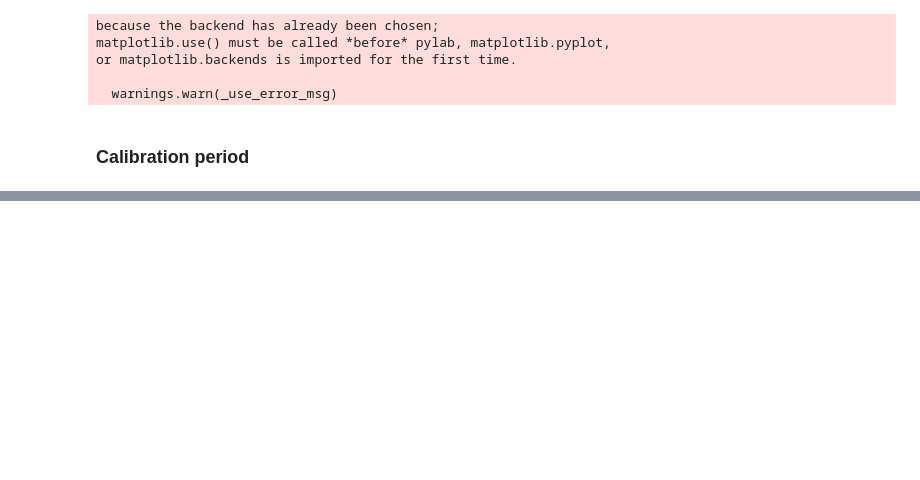
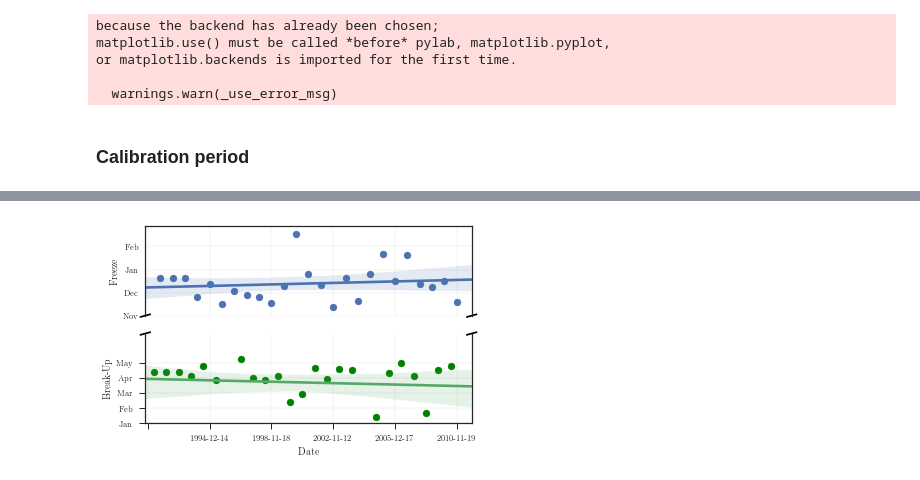
Before and after one commit to biogeochemistry/MyLake_v2_Vansjo, a Jupyter notebook: Postproc_code/Plots_in_the_paper.ipynb, the cells around one changed output, grey strips where cells are left out. Drawn from its saved outputs; the diff is of its cells as text; code cells hidden in the pictures; blank space fills up the shorter version.

```diff
--- a/Postproc_code/Plots_in_the_paper.ipynb
+++ b/Postproc_code/Plots_in_the_paper.ipynb
@@ -221,0 +272,51 @@ if save_fig:
+# %%
+f, (ax, ax2) = plt.subplots(2, 1, sharex=True)
+ax.scatter(ice_data.date_f[ice_data.Bool==1], ice_data.DOY[ice_data.Bool==1], label='Freeze')
+ax = sns.regplot('date_f', 'DOY', data=ice_data[ice_data.Bool==1], scatter=0, ax=ax)
+
+ax2.scatter(ice_data.date_f[ice_data.Bool==0], ice_data.DOY[ice_data.Bool==0], label='Break-up', c='g')
+ax2 = sns.regplot('date_f', 'DOY', data=ice_data[ice_data.Bool==0], scatter=0, ax=ax2)
+
+
+# zoom-in / limit the view to different portions of the data
+# ax.set_ylim(50, 200)  # outliers only
+# ax2.set_ylim(300, 365)  # most of the data
+
+# hide the spines between ax and ax2
+ax.spines['bottom'].set_visible(False)
+ax2.spines['top'].set_visible(False)
+
+# ax.xaxis.tick_top()
+ax.tick_params(labeltop='off')  # don't put tick labels at the top
+ax2.xaxis.tick_bottom()
+
+d = .015  # how big to make the diagonal lines in axes coordinates
+# arguments to pass to plot, just so we don't keep repeating them
+kwargs = dict(transform=ax.transAxes, color='k', clip_on=False)
+ax.plot((-d, +d), (-d, +d), **kwargs)        # top-left diagonal
+ax.plot((1 - d, 1 + d), (-d, +d), **kwargs)  # top-right diagonal
+
+kwargs.update(transform=ax2.transAxes)  # switch to the bottom axes
+ax2.plot((-d, +d), (1 - d, 1 + d), **kwargs)  # bottom-left diagonal
+ax2.plot((1 - d, 1 + d), (1 - d, 1 + d), **kwargs)  # bottom-right diagonal
+
+labels = pd.Series(ax.get_xticks()).map(mapping).fillna('')
+ax.set_xticklabels(labels)
+ax.set_xlabel(' ')
+ax.grid(linestyle='-', linewidth=0.2)
+ax2.grid(linestyle='-', linewidth=0.2)
+
+ax.set_yticks(np.arange(305, 425, 31))
+ax.set_yticklabels(['Nov', 'Dec', 'Jan', 'Feb'])
+ax2.set_yticks(np.arange(0, 5*30 , 30))
+ax2.set_yticklabels(['Jan', 'Feb', 'Mar', 'Apr', 'May', 'Jun'])
+ax.set_ylim(305, 425)
+ax2.set_ylim(0, 6*30)
+ax2.set_ylabel('Break-Up')
+ax.set_ylabel('Freeze')
+ax2.set_xlabel('Date')
+ax.tick_params(which='major', length=0)
+if save_fig:
+    savefig('Freeze_break')
+# %% [output]
+[figure, added]
```
Also changed, not shown: parts of 8 cells of this notebook, 4 other files.
